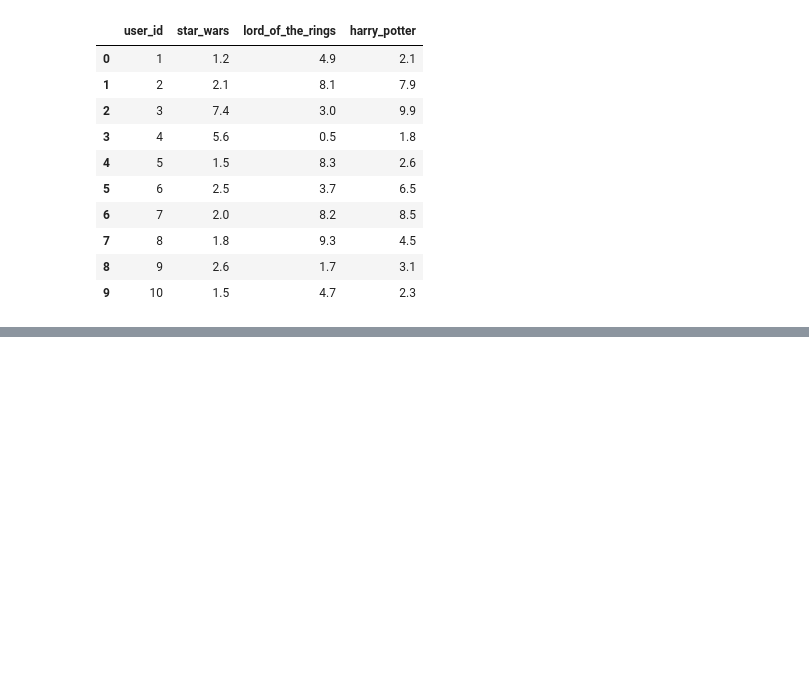
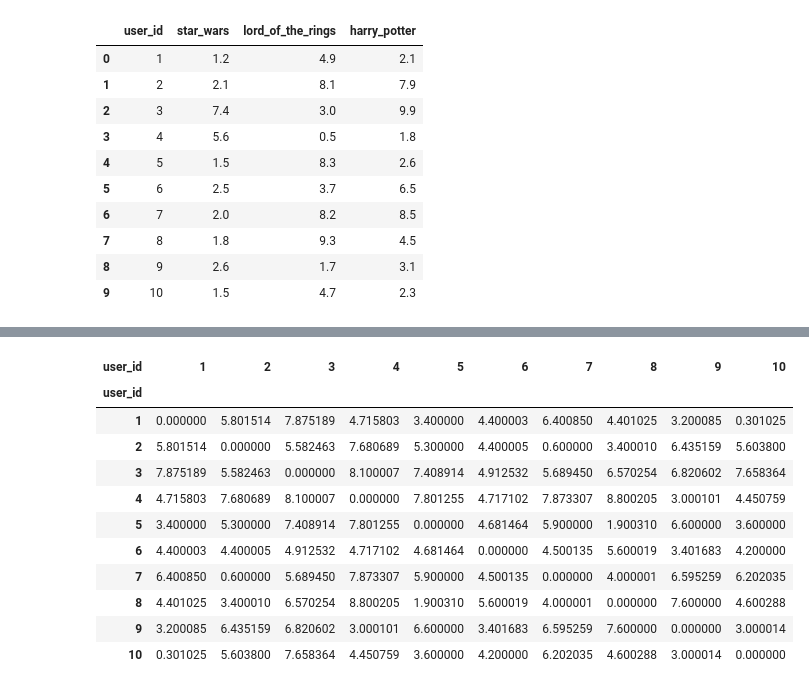
Before and after one commit to juanosalvador/T-cnicas-de-Clustering, a Jupyter notebook: Distancias.ipynb, the cells around one changed output, grey strips where cells are left out. Cells and saved outputs as stored; diff of their text form; code cells hidden in the pictures; blank space fills up the shorter version.

```diff
--- a/Distancias.ipynb
+++ b/Distancias.ipynb
@@ -22,0 +101,16 @@ df
+# %%
+df_d10_distance = array_to_df(d10_distance, df['user_id'])
+df_d10_distance
+# %% [output]
+| user_id | 1 | 2 | 3 | 4 | 5 | 6 | 7 | 8 | 9 | 10 |
+| user_id |  |  |  |  |  |  |  |  |  |  |
+| 1 | 0.000000 | 5.801514 | 7.875189 | 4.715803 | 3.400000 | 4.400003 | 6.400850 | 4.401025 | 3.200085 | 0.301025 |
+| 2 | 5.801514 | 0.000000 | 5.582463 | 7.680689 | 5.300000 | 4.400005 | 0.600000 | 3.400010 | 6.435159 | 5.603800 |
+| 3 | 7.875189 | 5.582463 | 0.000000 | 8.100007 | 7.408914 | 4.912532 | 5.689450 | 6.570254 | 6.820602 | 7.658364 |
+| 4 | 4.715803 | 7.680689 | 8.100007 | 0.000000 | 7.801255 | 4.717102 | 7.873307 | 8.800205 | 3.000101 | 4.450759 |
+| 5 | 3.400000 | 5.300000 | 7.408914 | 7.801255 | 0.000000 | 4.681464 | 5.900000 | 1.900310 | 6.600000 | 3.600000 |
+| 6 | 4.400003 | 4.400005 | 4.912532 | 4.717102 | 4.681464 | 0.000000 | 4.500135 | 5.600019 | 3.401683 | 4.200000 |
+| 7 | 6.400850 | 0.600000 | 5.689450 | 7.873307 | 5.900000 | 4.500135 | 0.000000 | 4.000001 | 6.595259 | 6.202035 |
+| 8 | 4.401025 | 3.400010 | 6.570254 | 8.800205 | 1.900310 | 5.600019 | 4.000001 | 0.000000 | 7.600000 | 4.600288 |
+| 9 | 3.200085 | 6.435159 | 6.820602 | 3.000101 | 6.600000 | 3.401683 | 6.595259 | 7.600000 | 0.000000 | 3.000014 |
+| 10 | 0.301025 | 5.603800 | 7.658364 | 4.450759 | 3.600000 | 4.200000 | 6.202035 | 4.600288 | 3.000014 | 0.000000 |
```
Also changed, not shown: parts of 8 cells of this notebook.
